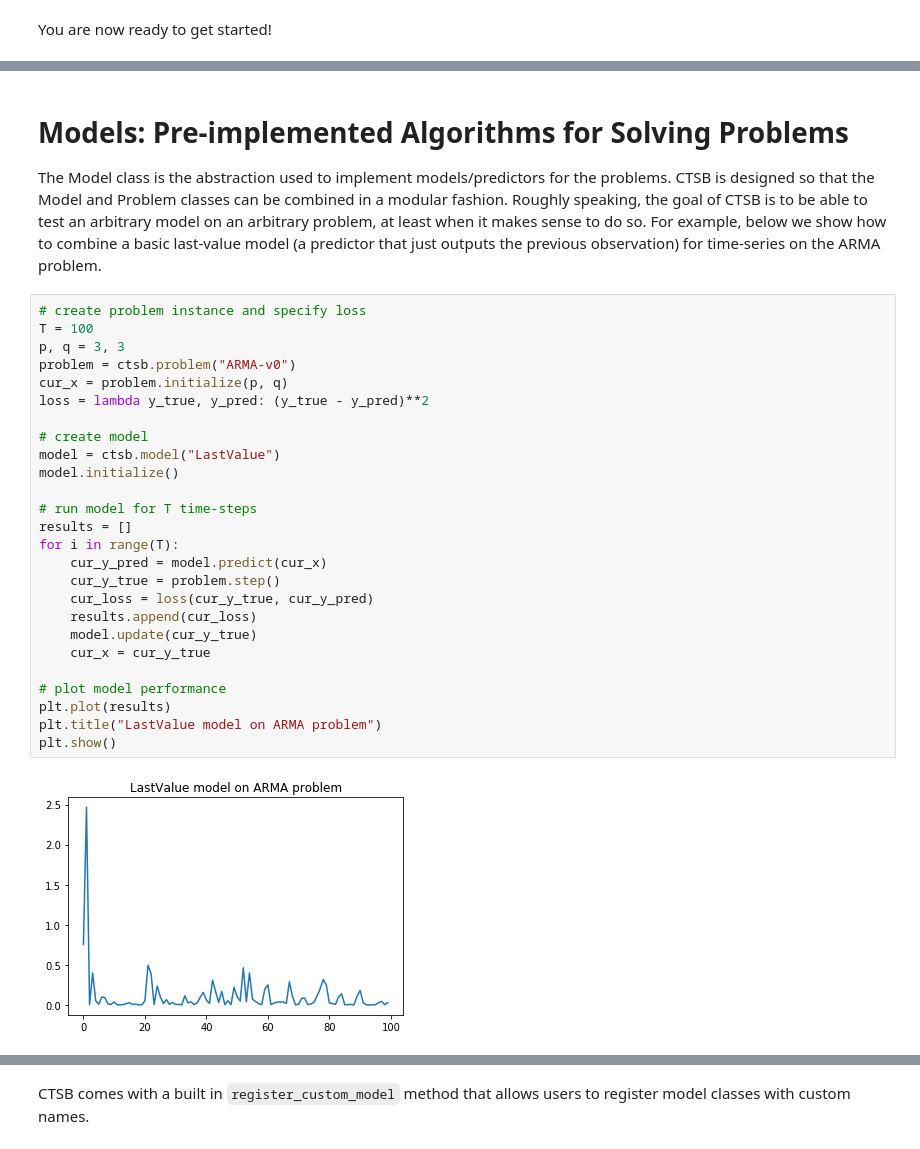
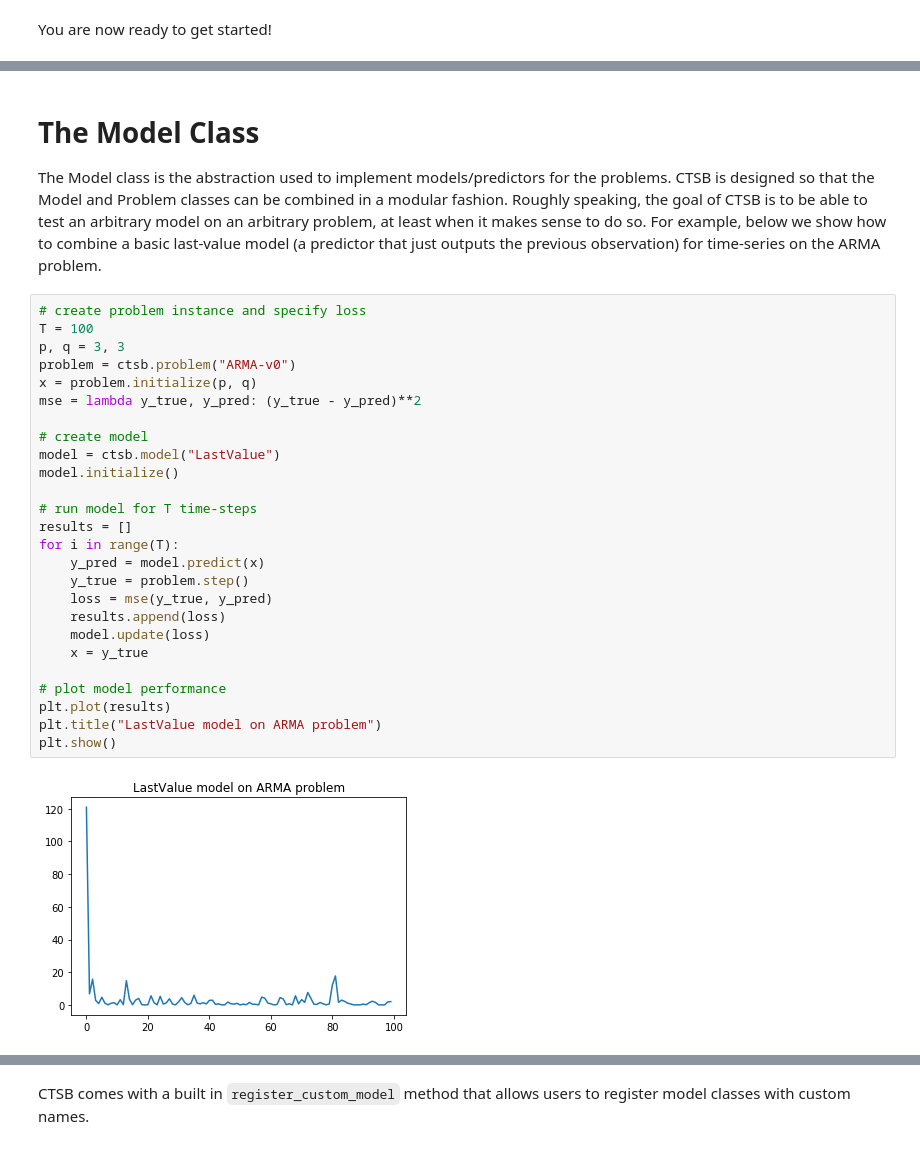
Before and after one commit to MinRegret/TigerControl, a Jupyter notebook: tutorials/notebooks/QuickStart.ipynb, the cells around one changed output, grey strips where cells are left out. Saved outputs shown, nothing was run; the diff lists cells and outputs as text.

```diff
--- a/tutorials/notebooks/QuickStart.ipynb
+++ b/tutorials/notebooks/QuickStart.ipynb
@@ -75,33 +67,33 @@ problem.help()
 # %% [markdown]
-# Models: Pre-implemented Algorithms for Solving Problems
+# The Model Class
 The Model class is the abstraction used to implement models/predictors for the problems. CTSB is designed so that the Model and Problem classes can be combined in a modular fashion. Roughly speaking, the goal of CTSB is to be able to test an arbitrary model on an arbitrary problem, at least when it makes sense to do so. For example, below we show how to combine a basic last-value model (a predictor that just outputs the previous observation) for time-series on the ARMA problem.
 # %%
 # create problem instance and specify loss
 T = 100
 p, q = 3, 3
 problem = ctsb.problem("ARMA-v0")
-cur_x = problem.initialize(p, q)
-loss = lambda y_true, y_pred: (y_true - y_pred)**2
+x = problem.initialize(p, q)
+mse = lambda y_true, y_pred: (y_true - y_pred)**2
 
 # create model
 model = ctsb.model("LastValue")
 model.initialize()
 
 # run model for T time-steps
 results = []
 for i in range(T):
-    cur_y_pred = model.predict(cur_x)
-    cur_y_true = problem.step()
-    cur_loss = loss(cur_y_true, cur_y_pred)
-    results.append(cur_loss)
-    model.update(cur_y_true)
-    cur_x = cur_y_true
+    y_pred = model.predict(x)
+    y_true = problem.step()
+    loss = mse(y_true, y_pred)
+    results.append(loss)
+    model.update(loss)
+    x = y_true
 
 # plot model performance
 plt.plot(results)
 plt.title("LastValue model on ARMA problem")
 plt.show()
 # %% [output]
-[figure, old version]
+[figure, new version]
 # %% [markdown]
 # The Problem and Model Registry
```
Also changed, not shown: parts of 18 cells of this notebook.
